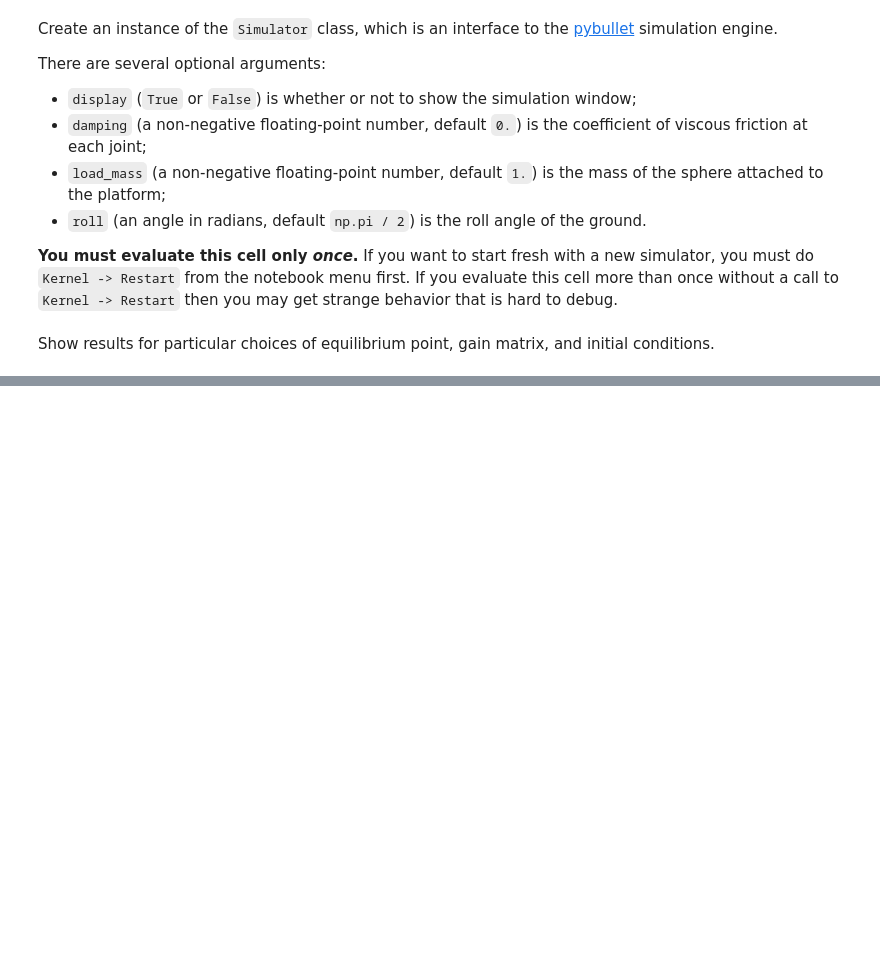
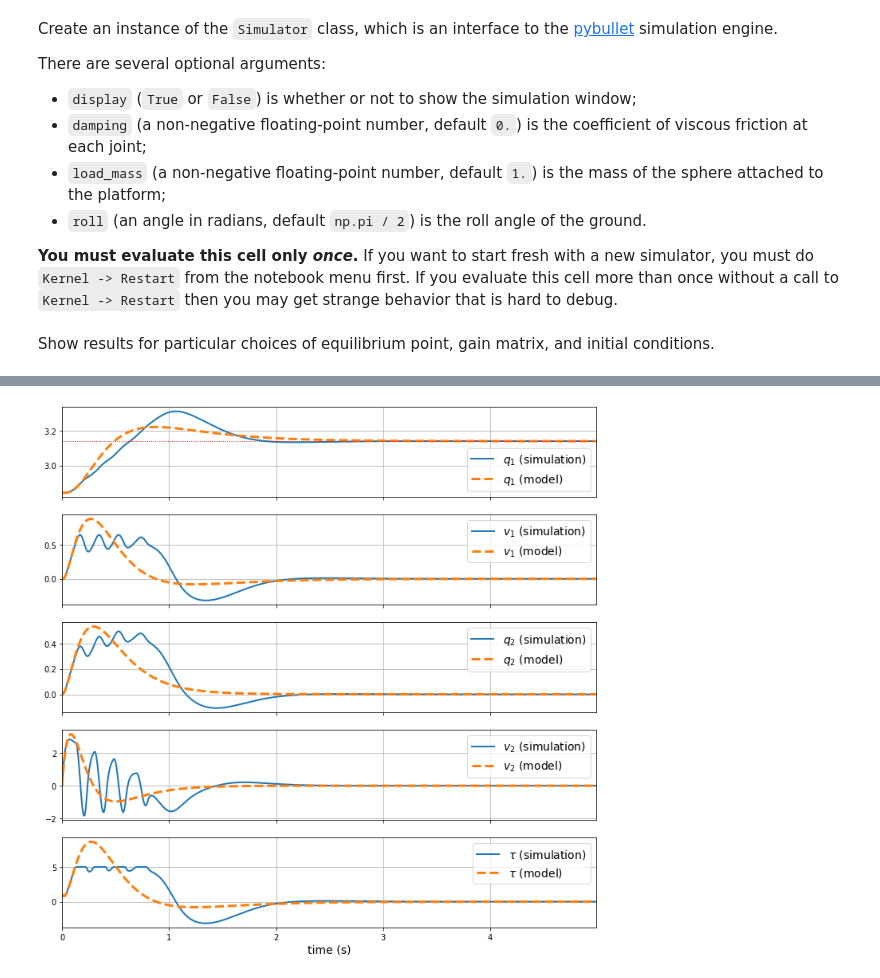
Before and after one commit to varshakrishnakumar/AE-353-Design-Project-1, a Jupyter notebook: CMG_Model_Generator.ipynb, the cells around one changed output, grey strips where cells are left out. Cells and saved outputs as stored; diff of their text form; code cells hidden in the pictures; blank space fills up the shorter version.

```diff
--- a/CMG_Model_Generator.ipynb
+++ b/CMG_Model_Generator.ipynb
@@ -472,13 +382,0 @@ A, B
-# %%
-# Find K
-
-i = 0
-while i == 0:
-    K = np.array([[np.random.rand(),np.random.rand(),np.random.rand(),np.random.rand()]])
-    F  = A - B@K
-    s = linalg.eigvals(F)
-    if (s.real < 0).all():
-        i += 1
-
-print(K.tolist())
-print(s)
@@ -713,5 +382,0 @@ NameError: name 'np' is not defined
-# %%
-(q1i, v1i, q2i, v2i) = (np.pi/5, 0, 0,0)
-
-A, B = get_model(q1e, v1e, q2e, v2e, tau)
-data = get_data(simulator, q1e, v1e, q2e, v2e, taue, K, q1i, v1i, q2i, v2i, max_time=10.0)
@@ -719,0 +385,73 @@ data = get_data(simulator, q1e, v1e, q2e, v2e, taue, K, q1i, v1i, q2i, v2i, max_
+# %%
+# Define a function to find numeric solution to closed-loop (linear) system.
+def get_data_from_model(data, q1e, v1e, q2e, v2e, A, B):
+    # Define initial conditions
+    x0 = np.array([
+        data['platform_angle'][0] - q1e,
+        data['platform_velocity'][0] - v1e,
+        data['gimbal_angle'][0] - q2e,
+        data['gimbal_velocity'][0] - v2e,
+    ])
+
+    # Get time
+    t = data['t']
+
+    # Create empty array to hold state at each time
+    x = np.empty((len(t), 4))
+    u = np.empty((len(t), 1))
+
+    # Compute state at each time
+    for i in range(len(t)):
+        x[i] = linalg.expm((A - B @ K) * t[i]) @ x0
+        u[i] = - K @ x[i]
+
+    # Return state and input at each time
+    return x, u
+
+(q1i, v1i, q2i, v2i) = (np.pi - 0.3, 0, 0., 0.) # <-- INITIAL CONDITIONS
+
+
+# Get and parse simulation results
+data = get_data(simulator, q1e, v1e, q2e, v2e, taue, K, q1i, v1i, q2i, v2i, max_time=5.0)
+t = data['t']
+q1 = data['platform_angle']
+v1 = data['platform_velocity']
+q2 = data['gimbal_angle']
+v2 = data['gimbal_velocity']
+tau = data['gimbal_torque']
+
+# Get x(t) and u(t) from state-space model
+x, u = get_data_from_model(data, q1e, v1e, q2e, v2e, A, B)
+
+# Plot results
+fig, (ax_q1, ax_v1, ax_q2, ax_v2, ax_tau) = plt.subplots(5, 1, figsize=(12, 12), sharex=True)
+
+ax_q1.plot(t, q1, '-', label='$q_1$ (simulation)', linewidth=2)
+ax_q1.plot(t, x[:, 0] + q1e, '--', label='$q_1$ (model)', linewidth=3)
+ax_q1.plot(t, np.pi * np.ones_like(t), ':', linewidth=1, color='C3')
+ax_q1.legend(fontsize=14)
+ax_q1.grid()
+
+ax_v1.plot(t, v1, '-', label='$v_1$ (simulation)', linewidth=2)
+ax_v1.plot(t, x[:, 1] + v1e, '--', label='$v_1$ (model)', linewidth=3)
+ax_v1.legend(fontsize=14)
+ax_v1.grid()
+
+ax_q2.plot(t, q2, '-', label='$q_2$ (simulation)', linewidth=2)
+ax_q2.plot(t, x[:, 2] + q2e, '--', label='$q_2$ (model)', linewidth=3)
+ax_q2.legend(fontsize=14)
+ax_q2.grid()
+
+ax_v2.plot(t, v2, '-', label='$v_2$ (simulation)', linewidth=2)
+ax_v2.plot(t, x[:, 3] + v2e, '--', label='$v_2$ (model)', linewidth=3)
+ax_v2.legend(fontsize=14)
+ax_v2.grid()
+
+ax_tau.plot(t, tau, '-', label=r'$\tau$ (simulation)', linewidth=2)
+ax_tau.plot(t, u[:, 0] + taue, '--', label=r'$\tau$ (model)', linewidth=3)
+ax_tau.legend(fontsize=14)
+ax_tau.set_xlabel('time (s)', fontsize=14)
+ax_tau.set_xlim(t[0], t[-1])
+ax_tau.grid()
+# %% [output]
+[figure, added]
```
Also changed, not shown: parts of 16 cells of this notebook, 3 other files.
